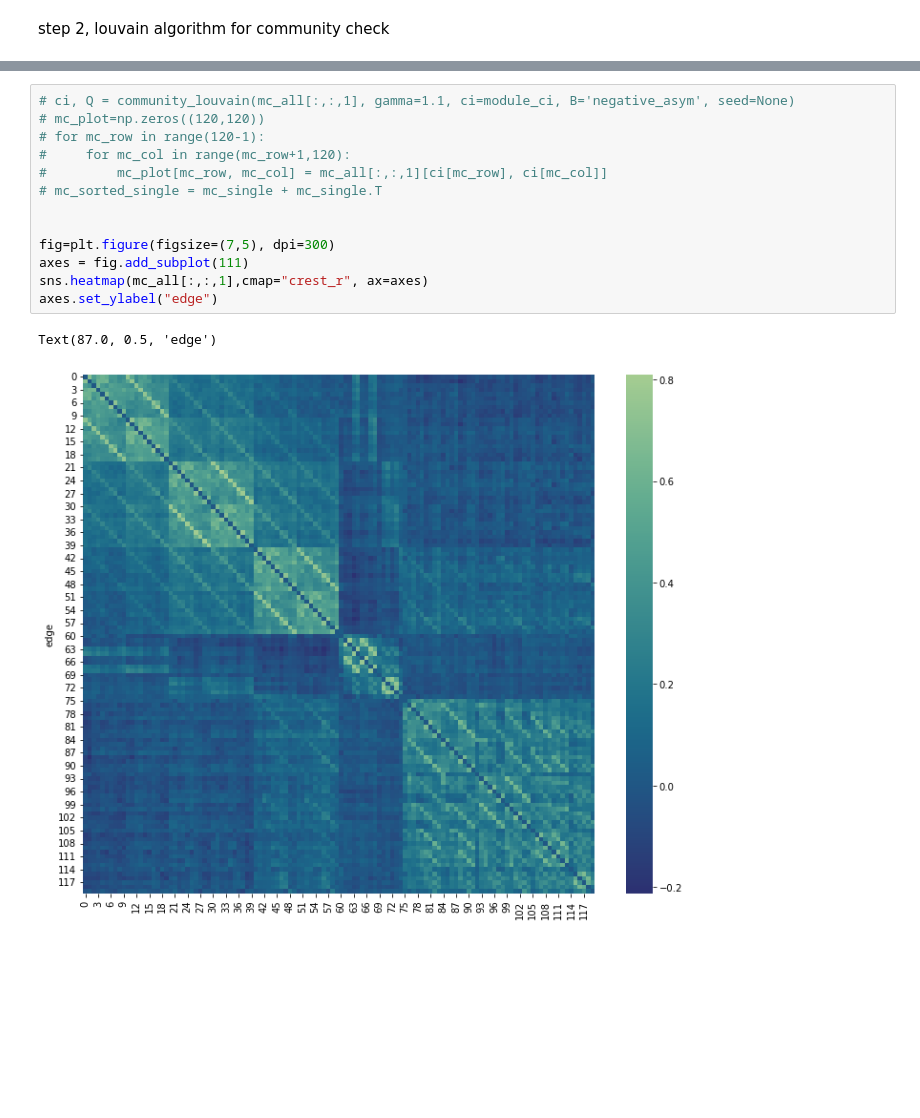
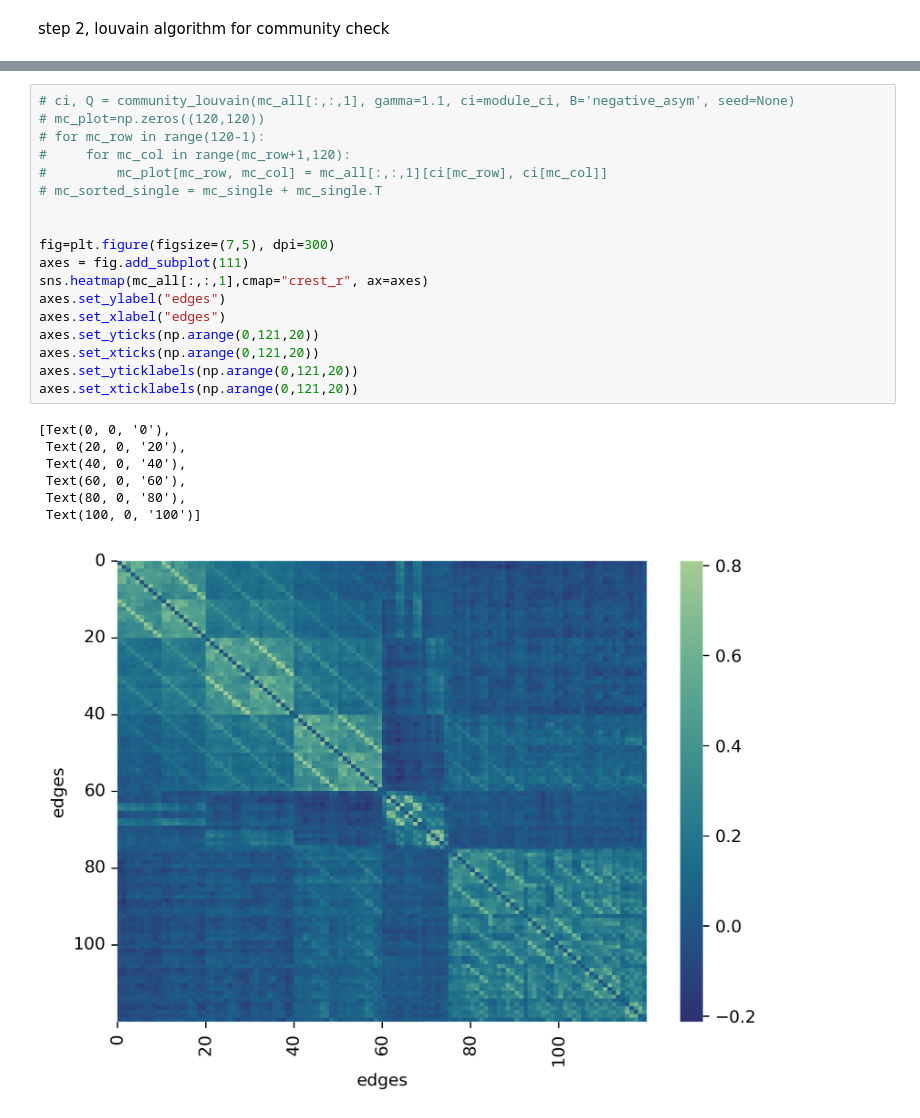
Before and after one commit to yilewang/Gc_detect_script, a Jupyter notebook: application/meta-connectivity.ipynb, the cells around one changed output, grey strips where cells are left out. Saved outputs shown, nothing was run; the diff lists cells and outputs as text; blank space fills up the shorter version.

```diff
--- a/application/meta-connectivity.ipynb
+++ b/application/meta-connectivity.ipynb
@@ -286,16 +286,26 @@ overall_df.to_excel("/home/yat-lok/workspace/data4project/lateralization/gc1sec_
 # %%
 # ci, Q = community_louvain(mc_all[:,:,1], gamma=1.1, ci=module_ci, B='negative_asym', seed=None)
 # mc_plot=np.zeros((120,120))
 # for mc_row in range(120-1):
 #     for mc_col in range(mc_row+1,120):
 #         mc_plot[mc_row, mc_col] = mc_all[:,:,1][ci[mc_row], ci[mc_col]]
 # mc_sorted_single = mc_single + mc_single.T
 
 
 fig=plt.figure(figsize=(7,5), dpi=300)
 axes = fig.add_subplot(111)
 sns.heatmap(mc_all[:,:,1],cmap="crest_r", ax=axes)
-axes.set_ylabel("edge")
+axes.set_ylabel("edges")
+axes.set_xlabel("edges")
+axes.set_yticks(np.arange(0,121,20))
+axes.set_xticks(np.arange(0,121,20))
+axes.set_yticklabels(np.arange(0,121,20))
+axes.set_xticklabels(np.arange(0,121,20))
 # %% [output]
-Text(87.0, 0.5, 'edge')
+[Text(0, 0, '0'),
+ Text(20, 0, '20'),
+ Text(40, 0, '40'),
+ Text(60, 0, '60'),
+ Text(80, 0, '80'),
+ Text(100, 0, '100')]
-[figure, old version]
+[figure, new version]
```
Also changed, not shown: parts of 1 cell of this notebook.
